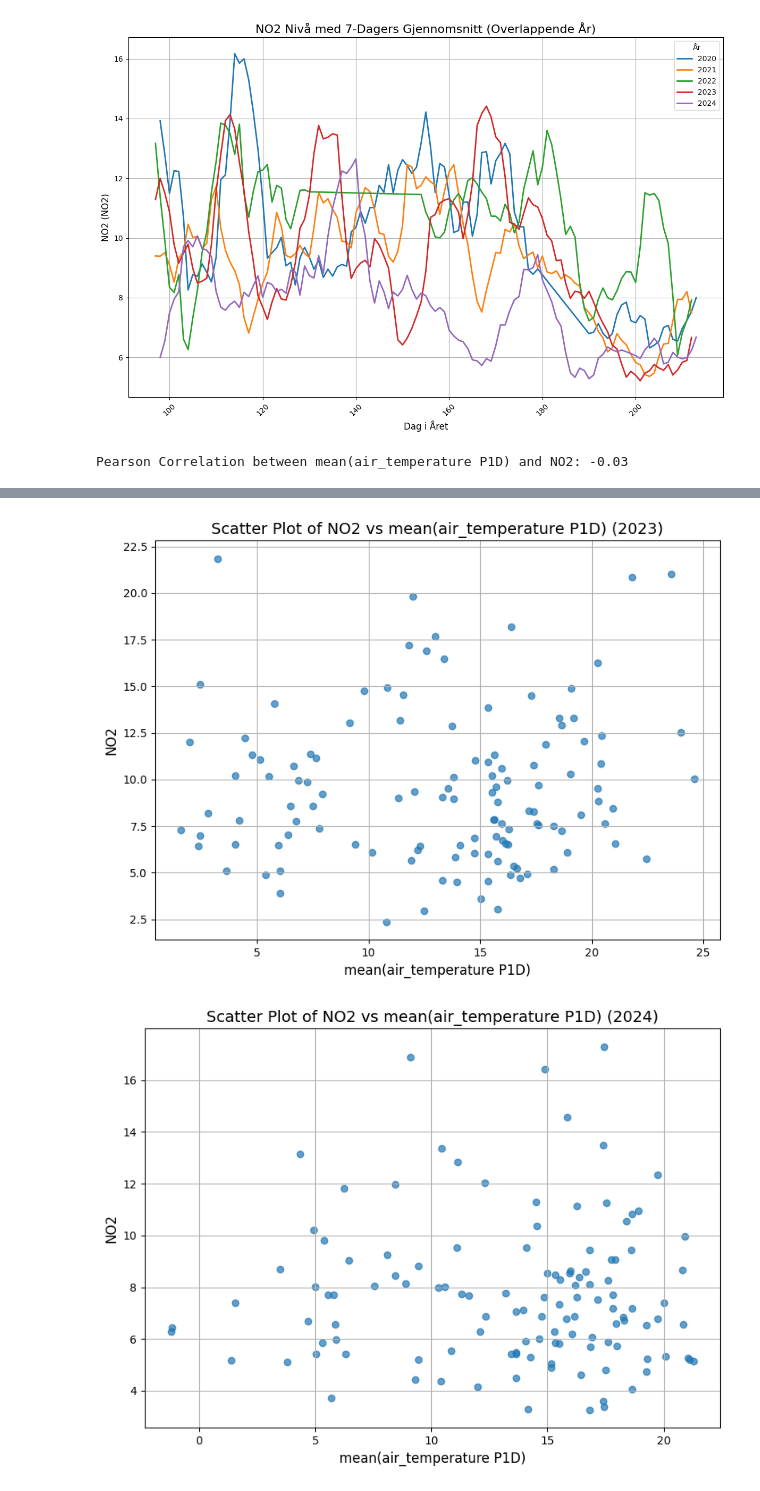
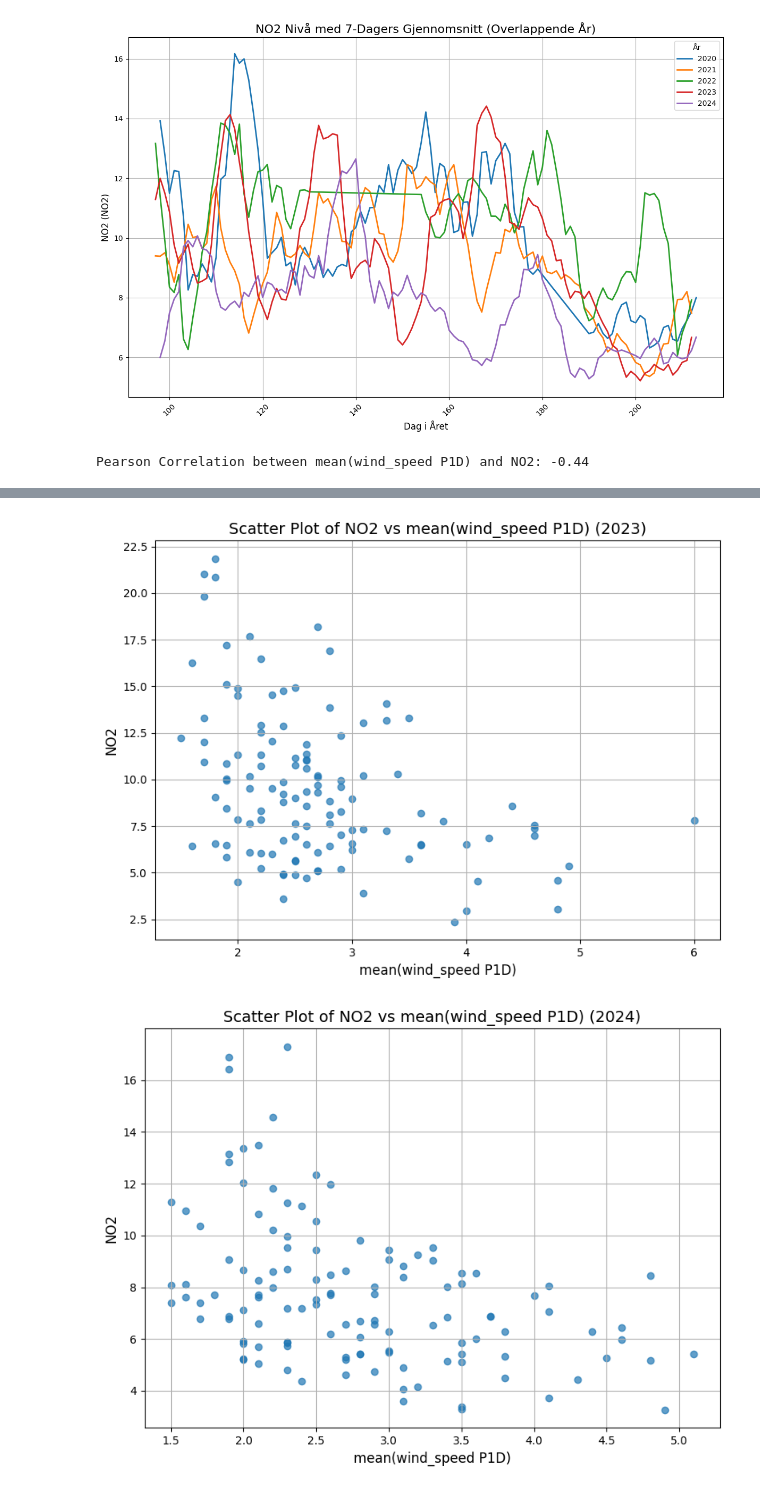
Before and after one commit to andre-hegre/Miljoeanalyse, a Jupyter notebook: proj_environment-main/notebooks/Visualisering.ipynb, the cells around one changed output, grey strips where cells are left out. Saved outputs shown, nothing was run; the diff lists cells and outputs as text; code cells hidden in the pictures.

```diff
--- a/proj_environment-main/notebooks/Hegre_branch.ipynb
+++ b/proj_environment-main/notebooks/Visualisering.ipynb
@@ -155,7 +155,7 @@ merged_df = pd.merge(df1, df2, left_on='date', right_on='referenceTime')
 merged_df['year'] = merged_df['date'].dt.year
 
 # Variabler
-x_variable = 'mean(air_temperature P1D)'  # Fra df2_data.json
+x_variable = 'mean(wind_speed P1D)'  # Fra df2_data.json
 y_variable = 'NO2'  # Fra df1_data.json
 
 # correlation coefficient
@@ -173,4 +173,4 @@ for year, group in merged_df.groupby('year'):
     plt.tight_layout()
     plt.show()
 # %% [output]
-Pearson Correlation between mean(air_temperature P1D) and NO2: -0.03
+Pearson Correlation between mean(wind_speed P1D) and NO2: -0.44
@@ -180,2 +180,2 @@ Pearson Correlation between mean(air_temperature P1D) and NO2: -0.03
-[figure, old version]
+[figure, new version]
-[figure, old version]
+[figure, new version]
```
Also changed, not shown: parts of 1 cell of this notebook, 2 other files.
